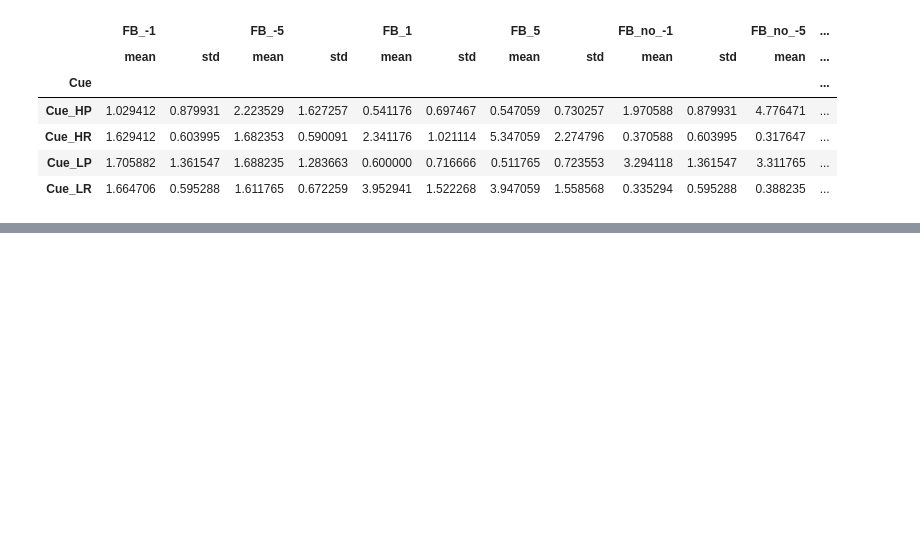
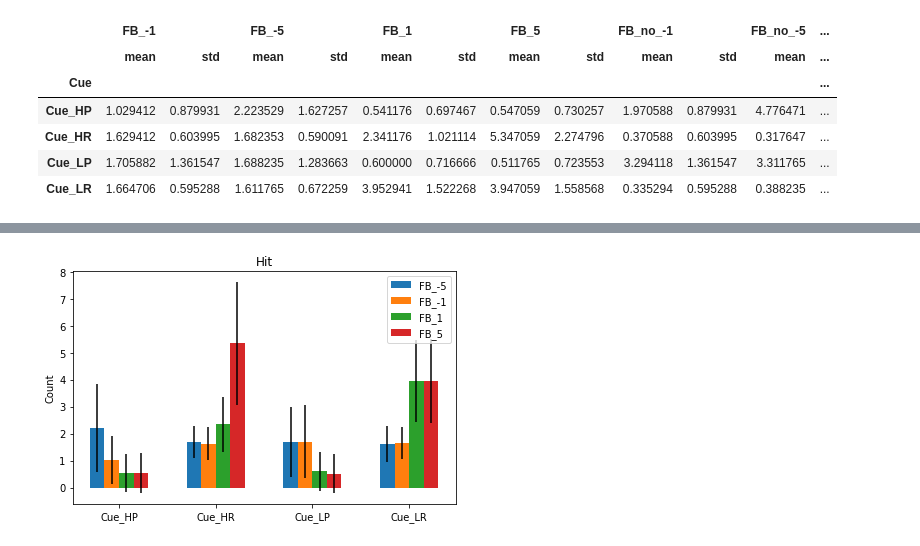
Before and after one commit to MagDub/PAT, a Jupyter notebook: exploratory-onebigDF.ipynb, the cells around one changed output, grey strips where cells are left out. Cells and saved outputs as stored; diff of their text form; code cells hidden in the pictures; blank space fills up the shorter version.

Commit message:
new plots

```diff
--- a/exploratory-onebigDF.ipynb
+++ b/exploratory-onebigDF.ipynb
@@ -168,0 +160,84 @@ FB_m_1.plot(kind = "barh", y = "mean", legend = False,
+# %%
+means = all_counts.drop('ID', axis=1).groupby("Cue").agg(np.mean)
+std = all_counts.drop('ID', axis=1).groupby("Cue").agg(np.std)
+
+means_hit = means[['FB_-5','FB_-1','FB_1','FB_5']]
+means_miss = means[['FB_no_-5','FB_no_-1','FB_no_1','FB_no_5']]
+
+std_hit = std[['FB_-5','FB_-1','FB_1','FB_5']]
+std_miss = std[['FB_no_-5','FB_no_-1','FB_no_1','FB_no_5']]
+# %%
+# HIT
+
+x_labels = means_hit.index.to_list()
+y_labels = means_hit.columns.tolist()
+
+x = np.arange(len(labels))  # the label locations
+width = 0.15  # the width of the bars
+
+fig, ax = plt.subplots()
+
+i = 0
+for col in means_hit:
+    rects1 = ax.bar(x = x+i*width-width/2*3,
+                    height = means_hit[col].tolist(), yerr=std_hit[col].tolist(),
+                    width = width, label=y_labels[i])
+    i+=1
+
+# Add some text for labels, title and custom x-axis tick labels, etc.
+ax.set_ylabel('Count')
+ax.set_title('Hit')
+ax.set_xticks(x, x_labels)
+ax.legend()
+
+fig.tight_layout()
+
+plt.show()
+
+
+
+# MISS
+
+
+x_labels = means_miss.index.to_list()
+y_labels = means_miss.columns.tolist()
+
+x = np.arange(len(labels))  # the label locations
+width = 0.15  # the width of the bars
+
+fig, ax = plt.subplots()
+
+i = 0
+for col in means_miss:
+    rects1 = ax.bar(x = x+i*width-width/2*3,
+                    height = means_miss[col].tolist(), yerr=std_miss[col].tolist(),
+                    width = width, label=y_labels[i])
+    i+=1
+
+# Add some text for labels, title and custom x-axis tick labels, etc.
+ax.set_ylabel('Count')
+ax.set_title('Miss')
+ax.set_xticks(x, x_labels)
+ax.legend()
+
+fig.tight_layout()
+
+plt.show()
+
+# do overtime
+# over two blocks
+# try whith different rolling average
+# see quentin's paper, guitar Masip; check with jolanda
+# Rescorla wagner learning
+# model1: different learning for each condition (punishment vs reward)
+# model2: different learning rate for go / nogo
+# Pavlovian bias: increased learning of pressing
+# just a simple learning model
+# fit hierarchical because not much trials (see with vasilisa / rani)
+# see if there-s some EM or so
+# see MM paper in frontiers
+# ask nathalie about different groups (or if longitudinal)
+# should we split groups??
+# pull out PE and EV on each trial and general parameter in total
+# %% [output]
+[figure, added]
```
Also changed, not shown: parts of 8 cells of this notebook.
